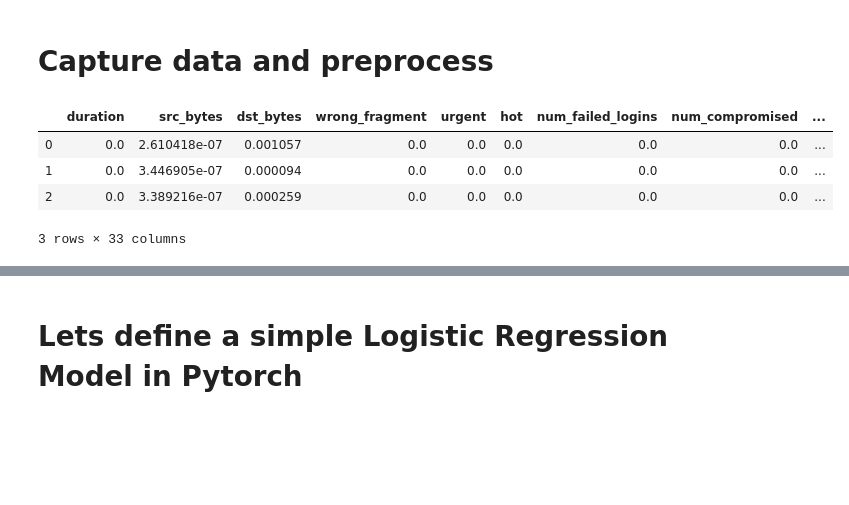
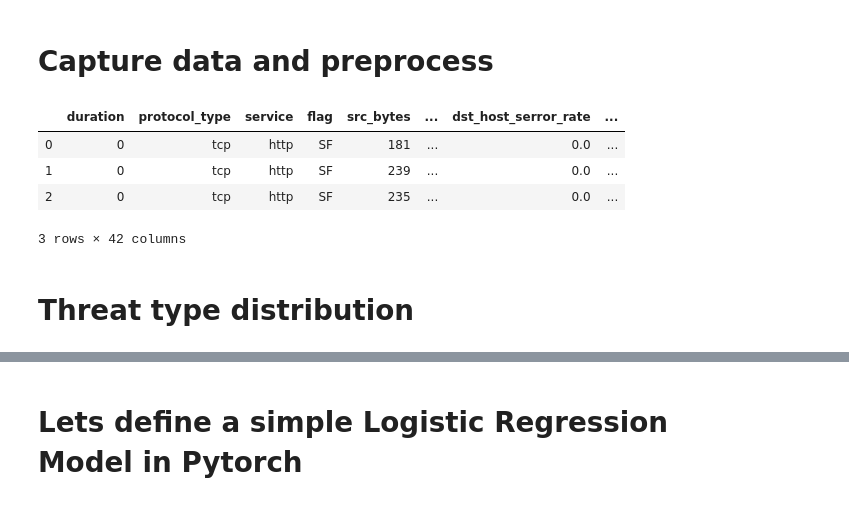
Before and after one commit to tuhinsharma121/federated-ml, a Jupyter notebook: notebooks/model.ipynb, the cells around one changed output, grey strips where cells are left out. Saved outputs shown, nothing was run; the diff lists cells and outputs as text; code cells hidden in the pictures; blank space fills up the shorter version.

```diff
--- a/notebooks/model.ipynb
+++ b/notebooks/model.ipynb
@@ -16,22 +1,19 @@ device = torch.device("cpu")
 # %% [markdown]
 # Capture data and preprocess
 # %%
-col_string = "duration,protocol_type,service,flag,src_bytes,dst_bytes,land,wrong_fragment,urgent,hot,num_failed_logins,logged_in,num_compromised,root_shell,su_attempted,num_root,num_file_creations,num_shells,num_access_files,num_outbound_cmds,is_host_login,is_guest_login,count,srv_count,serror_rate,srv_serror_rate,rerror_rate,srv_rerror_rate,same_srv_rate,diff_srv_rate,srv_diff_host_rate,dst_host_count,dst_host_srv_count,dst_host_same_srv_rate,dst_host_diff_srv_rate,dst_host_same_src_port_rate,dst_host_srv_diff_host_rate,dst_host_serror_rate,dst_host_srv_serror_rate,dst_host_rerror_rate,dst_host_srv_rerror_rate"
-colnames = col_string.split(",")
+import pandas as pd
+pd.set_option("display.max_columns", 10)
+# We use the KDD CUP 1999 data (https://kdd.ics.uci.edu/databases/kddcup99/kddcup99.html)
+# 41 column names can be found at https://kdd.ics.uci.edu/databases/kddcup99/kddcup.names
+colnames = ['duration', 'protocol_type', 'service', 'flag', 'src_bytes', 'dst_bytes', 'land', 'wrong_fragment', 'urgent', 'hot', 'num_failed_logins', 'logged_in', 'num_compromised', 'root_shell', 'su_attempted', 'num_root', 'num_file_creations', 'num_shells', 'num_access_files', 'num_outbound_cmds', 'is_host_login', 'is_guest_login', 'count', 'srv_count', 'serror_rate', 'srv_serror_rate', 'rerror_rate', 'srv_rerror_rate', 'same_srv_rate', 'diff_srv_rate', 'srv_diff_host_rate', 'dst_host_count', 'dst_host_srv_count', 'dst_host_same_srv_rate', 'dst_host_diff_srv_rate', 'dst_host_same_src_port_rate', 'dst_host_srv_diff_host_rate', 'dst_host_serror_rate', 'dst_host_srv_serror_rate', 'dst_host_rerror_rate', 'dst_host_srv_rerror_rate']
 
+# We take 10% of the original data which can be found at http://kdd.ics.uci.edu/databases/kddcup99/kddcup.data_10_percent.gz
+df = pd.read_csv("http://kdd.ics.uci.edu/databases/kddcup99/kddcup.data_10_percent.gz",names=colnames+["threat_type"])
 
-df = pd.read_csv("http://kdd.ics.uci.edu/databases/kddcup99/kddcup.data_10_percent.gz",names=colnames+["connection_type"])
-
-cont_string = "duration,src_bytes,dst_bytes,wrong_fragment,urgent,hot,num_failed_logins,num_compromised,root_shell,su_attempted,num_root,num_file_creations,num_shells,num_access_files,num_outbound_cmds,count,srv_count,serror_rate,srv_serror_rate,rerror_rate,srv_rerror_rate,same_srv_rate,diff_srv_rate,srv_diff_host_rate,dst_host_count,dst_host_srv_count,dst_host_same_srv_rate,dst_host_diff_srv_rate,dst_host_same_src_port_rate,dst_host_srv_diff_host_rate,dst_host_serror_rate,dst_host_srv_serror_rate,dst_host_rerror_rate,dst_host_srv_rerror_rate"
-cont_cols = cont_string.split(",")
-
-filt_df = df[cont_cols].copy()
-filt_df = filt_df.loc[:, (filt_df != filt_df.iloc[0]).any()]
-final_df = filt_df/filt_df.max()
-final_df.head(3)
+df.head(3)
 # %% [output]
-|  | duration | src_bytes | dst_bytes | wrong_fragment | urgent | hot | num_failed_logins | num_compromised | ... |
-| 0 | 0.0 | 2.610418e-07 | 0.001057 | 0.0 | 0.0 | 0.0 | 0.0 | 0.0 | ... |
-| 1 | 0.0 | 3.446905e-07 | 0.000094 | 0.0 | 0.0 | 0.0 | 0.0 | 0.0 | ... |
-| 2 | 0.0 | 3.389216e-07 | 0.000259 | 0.0 | 0.0 | 0.0 | 0.0 | 0.0 | ... |
+|  | duration | protocol_type | service | flag | src_bytes | ... | dst_host_serror_rate | ... |
+| 0 | 0 | tcp | http | SF | 181 | ... | 0.0 | ... |
+| 1 | 0 | tcp | http | SF | 239 | ... | 0.0 | ... |
+| 2 | 0 | tcp | http | SF | 235 | ... | 0.0 | ... |
-3 rows × 33 columns
+3 rows × 42 columns
@@ -40,0 +20,2 @@ original_labels = df.connection_type.values
+# %% [markdown]
+# Threat type distribution
```
Also changed, not shown: parts of 34 cells of this notebook.
